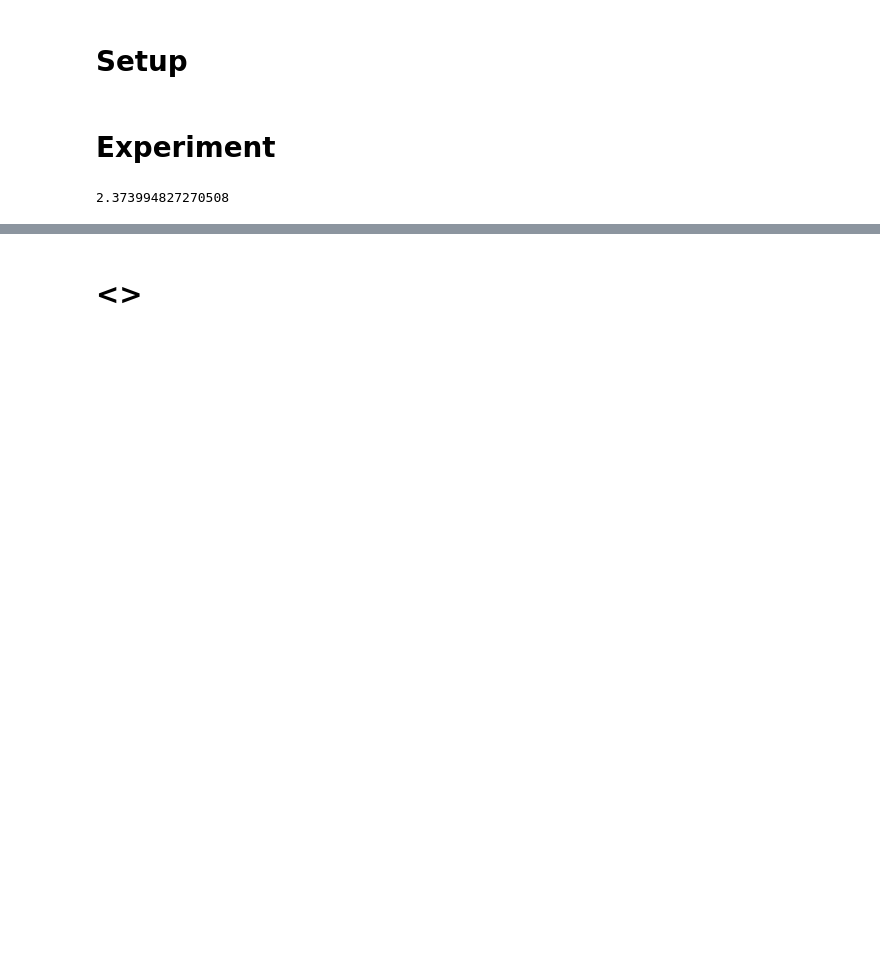
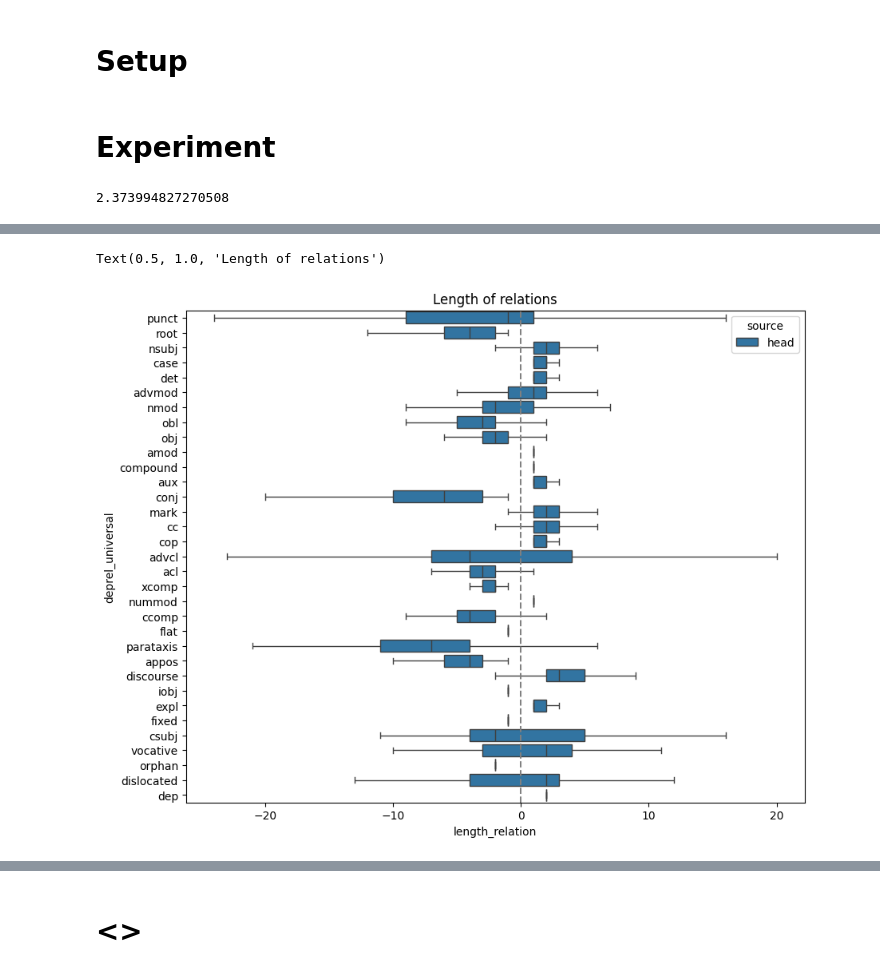
Before and after one commit to PierrickLeroy/bertaphore, a Jupyter notebook: notebooks/universal-dependencies.ipynb, the cells around one changed output, grey strips where cells are left out. Cells and saved outputs as stored; diff of their text form; code cells hidden in the pictures; blank space fills up the shorter version.

```diff
--- a/notebooks/universal-dependencies.ipynb
+++ b/notebooks/universal-dependencies.ipynb
@@ -81,14 +90,19 @@ D_RELATIONS = {"punct":False
               }
 # %%
 l_head, l_deprel = [], []
-for sentence in data:
-    l_head_1 = []
-    l_deprel_1 = []
-    for token in sentence:
-        l_head_1.append((token["id"], token["deprel"], token["head"]))
+for sentence_id, sentence in enumerate(data):
+    for token_id, token in enumerate(sentence):
+        l_head.append((sentence_id, token_id+1, token["id"], token["form"], token["deprel"], token["head"]))
         deps = token["deps"]
         if isinstance(deps, list):
             for dep in deps:
-                l_deprel_1.append((token["id"],)+dep)
-    l_head.append(l_head_1)
-    l_deprel.append(l_deprel_1)
+                l_deprel.append((sentence_id, token_id+1, token["id"], token["form"],)+dep)
+# %%
+df_deprel = pd.DataFrame(l_deprel, columns=["sentence_id", "token_id", "id", "form", "deprel", "head"])
+df_deprel = pd.merge(df_deprel, df_deprel[["sentence_id", "token_id", "id"]].rename(columns={"token_id":"token_head"}).drop_duplicates(),
+    how="left", left_on=["sentence_id", "head"], right_on=["sentence_id", "id"], suffixes=("", "_head")).drop(columns=["id_head"])
+df_deprel["token_head"] = df_deprel.apply(lambda u: u["token_head"] if not(pd.isna(u["token_head"])) else u["head"], axis=1).astype(int)
+df_deprel["length_relation"] = df_deprel["token_head"] - df_deprel["token_id"]
+df_deprel["abs_length_relation"] = df_deprel["length_relation"].abs()
+df_deprel["deprel_universal"] = df_deprel["deprel"].apply(lambda u: u.split(":")[0])
+df_deprel.loc[df_deprel["sentence_id"] == 0]
@@ -152,0 +139,12 @@ px.scatter(df, x="count", y="abs_length_relation", hover_data=[df.index],
+# %%
+fig, ax = plt.subplots(figsize=(10, 8))
+df_deprel["source"] = "deprel"
+df_head["source"] = "head"
+df = pd.concat([df_deprel, df_head])
+df["deprel_order"] = df["deprel_universal"].map({k: i for i, k in enumerate(list(D_RELATIONS.keys()))})
+ax = sns.boxplot(data=df.sort_values(by="deprel_order"), y="deprel_universal", x="length_relation", hue="source", showfliers=False)
+ax.axvline(x=0, color='gray', linestyle='--')
+plt.title("Length of relations")
+# %% [output]
+Text(0.5, 1.0, 'Length of relations')
+[figure, added]
```
Also changed, not shown: parts of 32 cells of this notebook, 8 other files.
